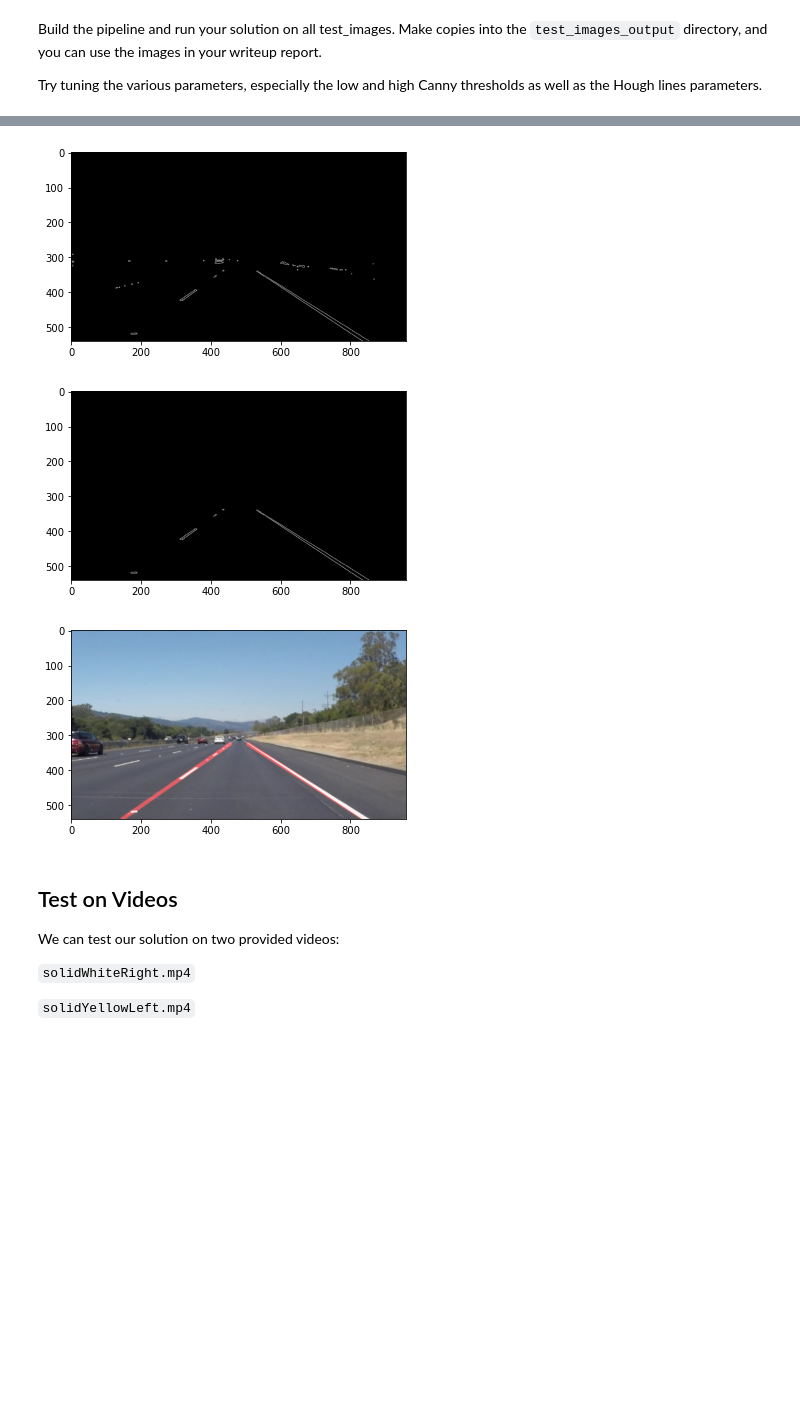
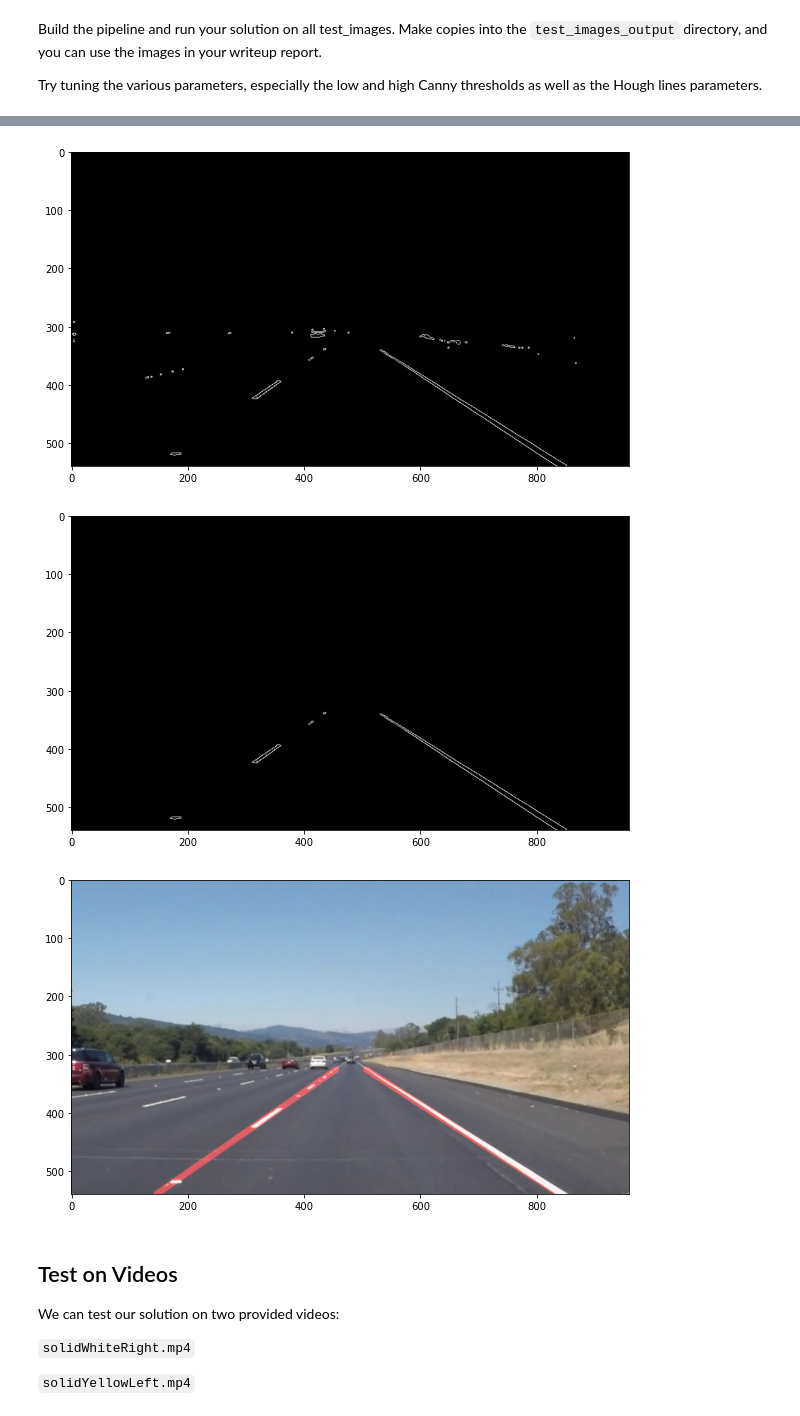
Before and after one commit to niteshjha08/Basic_Lane_detection, a Jupyter notebook: P1_pipeline_outputs.ipynb, the cells around one changed output, grey strips where cells are left out. Drawn from its saved outputs; the diff is of its cells as text; code cells hidden in the pictures; blank space fills up the shorter version.

Commit message:
added writeup images

```diff
--- a/P1_pipeline_outputs.ipynb
+++ b/P1_pipeline_outputs.ipynb
@@ -267,23 +269,26 @@ plt.imshow(gray,cmap='gray')
 # %%
 cannyimg=canny(gray,canny_lower_threshold,canny_upper_threshold)
+plt.figure(figsize=(10,8))
 plt.imshow(cannyimg,cmap='gray')
 plt.show()
 # %% [output]
-[figure, old version]
+[figure, new version]
 # %%
 roi=region_of_interest(cannyimg,vertices)
+plt.figure(figsize=(10,8))
 plt.imshow(roi,cmap='gray')
 plt.show()
 # %% [output]
-[figure, old version]
+[figure, new version]
 # %%
 lines=hough_lines(roi,rho,theta,hough_threshold,min_line_length,max_line_gap)
 result=weighted_img(lines,image)
+plt.figure(figsize=(10,8))
 plt.imshow(result)
 plt.show()
 #draw_lines(img,lines)
 # %% [output]
-[figure, old version]
+[figure, new version]
 # %% [markdown]
 ## Test on Videos
 
```
Also changed, not shown: parts of 8 cells of this notebook, 6 other files.
